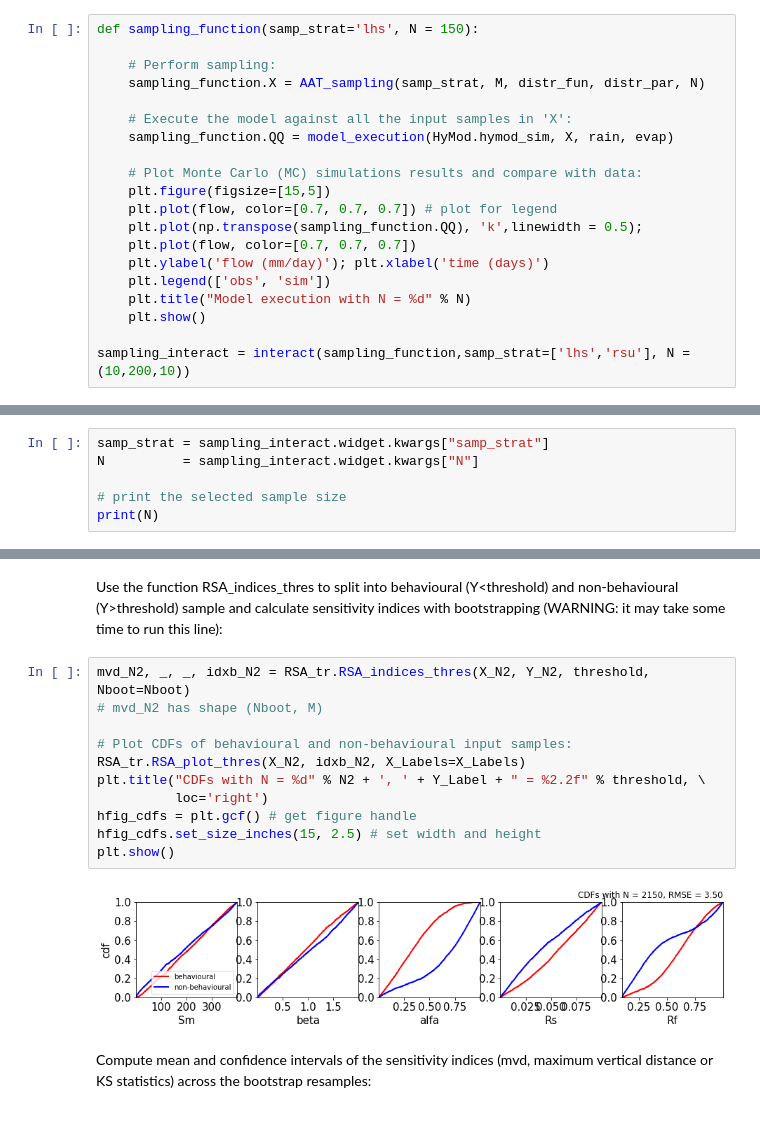
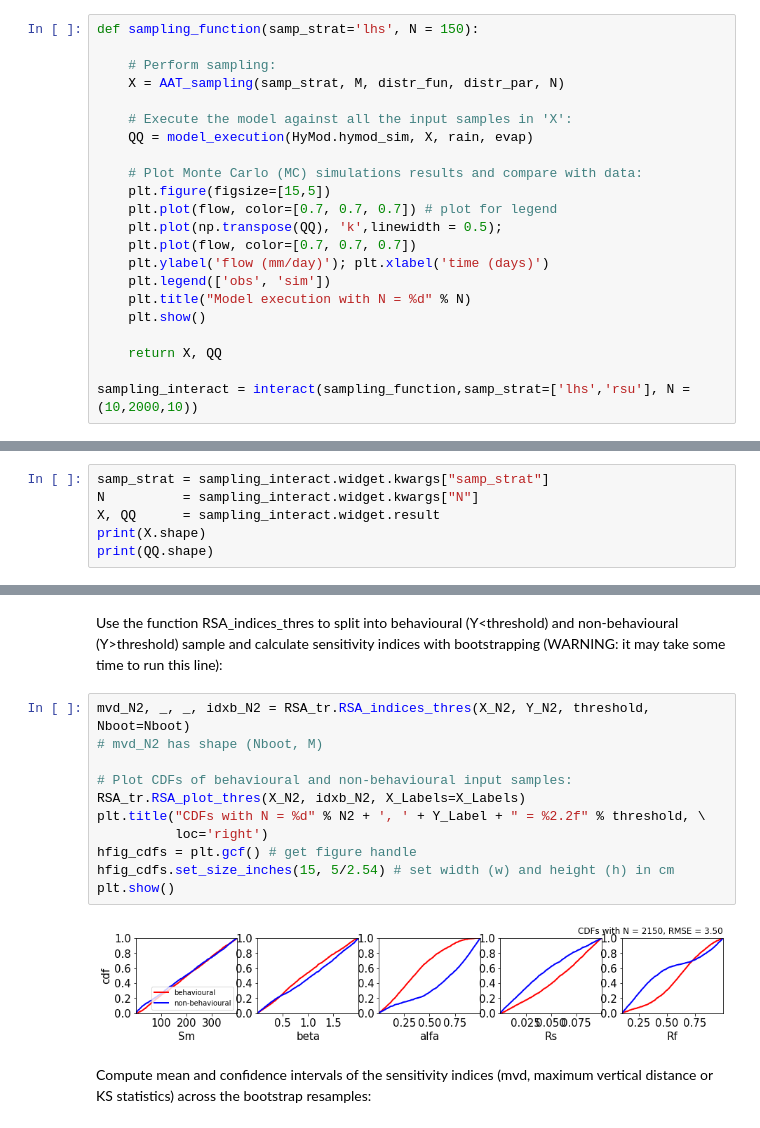
Before and after one commit to AndresPenuela/GSA-workshop, a Jupyter notebook: GSA_workflow_tutorial.ipynb, the cells around one changed output, grey strips where cells are left out. Cells and saved outputs as stored; diff of their text form.

```diff
--- a/GSA_workflow_tutorial.ipynb
+++ b/GSA_workflow_tutorial.ipynb
@@ -239,22 +240,24 @@ plt.show()
 def sampling_function(samp_strat='lhs', N = 150):
 
     # Perform sampling:
-    sampling_function.X = AAT_sampling(samp_strat, M, distr_fun, distr_par, N)
+    X = AAT_sampling(samp_strat, M, distr_fun, distr_par, N)
 
     # Execute the model against all the input samples in 'X':
-    sampling_function.QQ = model_execution(HyMod.hymod_sim, X, rain, evap)
+    QQ = model_execution(HyMod.hymod_sim, X, rain, evap)
 
     # Plot Monte Carlo (MC) simulations results and compare with data:
     plt.figure(figsize=[15,5])
     plt.plot(flow, color=[0.7, 0.7, 0.7]) # plot for legend
-    plt.plot(np.transpose(sampling_function.QQ), 'k',linewidth = 0.5);
+    plt.plot(np.transpose(QQ), 'k',linewidth = 0.5);
     plt.plot(flow, color=[0.7, 0.7, 0.7])
     plt.ylabel('flow (mm/day)'); plt.xlabel('time (days)')
     plt.legend(['obs', 'sim'])
     plt.title("Model execution with N = %d" % N)
     plt.show()
 
-sampling_interact = interact(sampling_function,samp_strat=['lhs','rsu'], N = (10,200,10))
+    return X, QQ
+
+sampling_interact = interact(sampling_function,samp_strat=['lhs','rsu'], N = (10,2000,10))
 # %% [output]
 interactive(children=(Dropdown(description='samp_strat', options=('lhs', 'rsu'), value='lhs'), IntSlider(value…
 # %% [markdown]
@@ -262,7 +265,7 @@ Here we retreive the values selected with the sliders in the interactive figure
 # %%
 samp_strat = sampling_interact.widget.kwargs["samp_strat"]
 N          = sampling_interact.widget.kwargs["N"]
-
-# print the selected sample size
-print(N)
+X, QQ      = sampling_interact.widget.result
+print(X.shape)
+print(QQ.shape)
 # %% [output]
@@ -495,16 +500,16 @@ Use the function RSA_indices_thres to split into behavioural (Y<threshold) and n
 # %%
 mvd_N2, _, _, idxb_N2 = RSA_tr.RSA_indices_thres(X_N2, Y_N2, threshold, Nboot=Nboot)
 # mvd_N2 has shape (Nboot, M)
 
 # Plot CDFs of behavioural and non-behavioural input samples:
 RSA_tr.RSA_plot_thres(X_N2, idxb_N2, X_Labels=X_Labels)
 plt.title("CDFs with N = %d" % N2 + ', ' + Y_Label + " = %2.2f" % threshold, \
           loc='right')
 hfig_cdfs = plt.gcf() # get figure handle
-hfig_cdfs.set_size_inches(15, 2.5) # set width and height
+hfig_cdfs.set_size_inches(15, 5/2.54) # set width (w) and height (h) in cm
 plt.show()
 # %% [output]
-[figure, old version]
+[figure, new version]
 # %% [markdown]
 Compute mean and confidence intervals of the sensitivity indices (mvd, maximum vertical distance or KS statistics) across the bootstrap resamples:
 # %%
```
Also changed, not shown: parts of 18 cells of this notebook.
